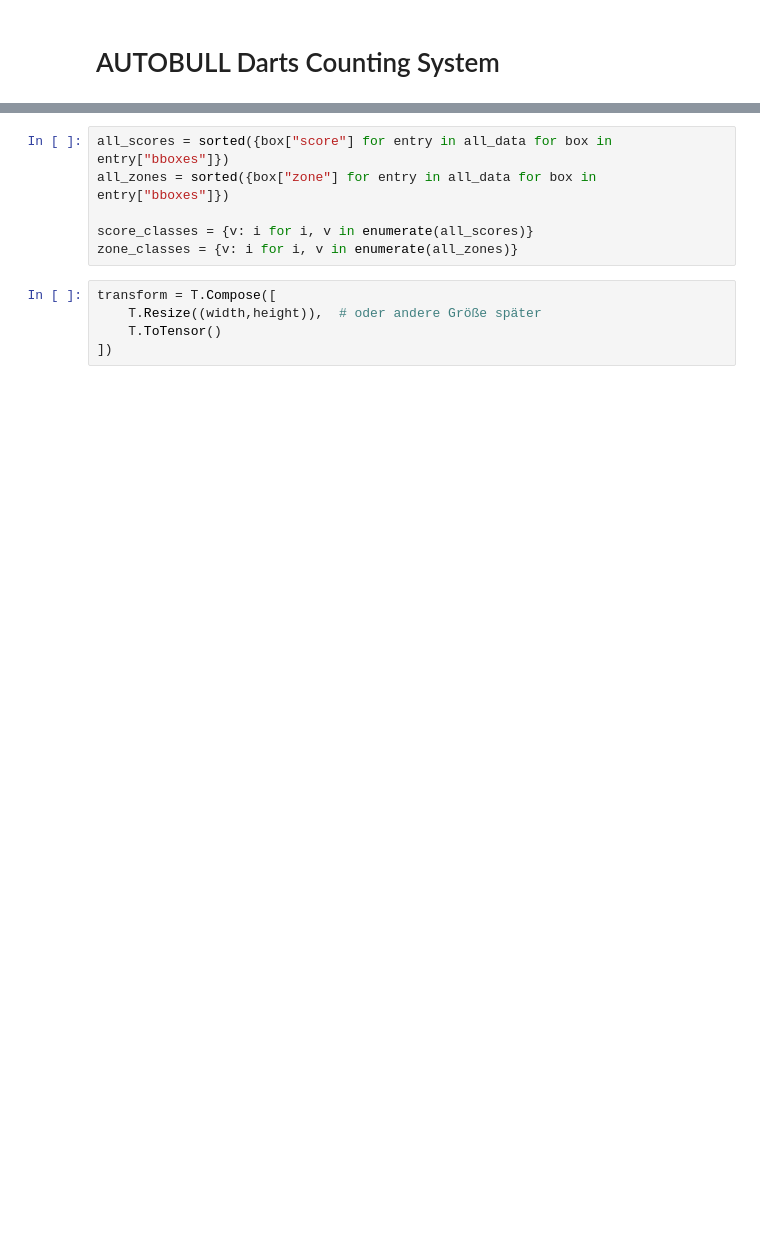
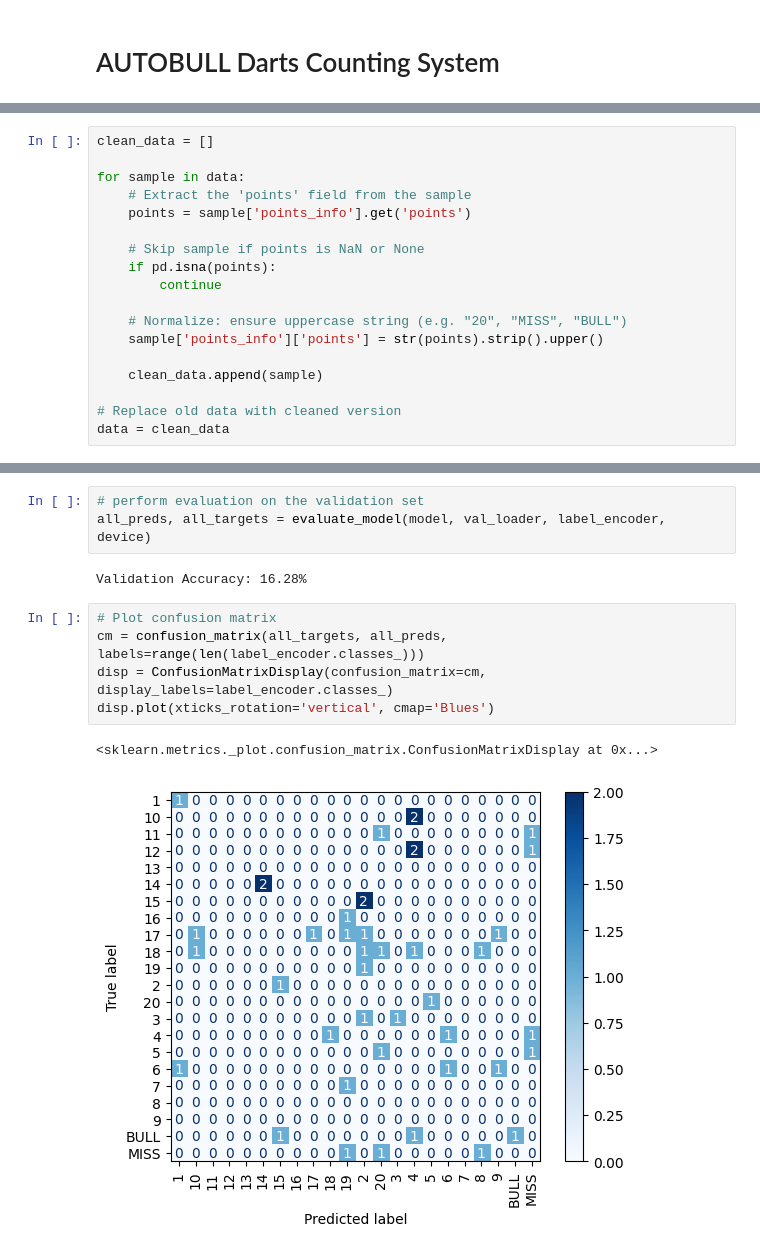
Before and after one commit to vxerenxa/AutoBull, a Jupyter notebook: Code/AutoBullMain.ipynb, the cells around one changed output, grey strips where cells are left out. Cells and saved outputs as stored; diff of their text form; blank space fills up the shorter version.

```diff
--- a/Code/AutoBullMain.ipynb
+++ b/Code/AutoBullMain.ipynb
@@ -86,0 +262,18 @@ image_paths = filtered_image_paths
+# %%
+clean_data = []
+
+for sample in data:
+    # Extract the 'points' field from the sample
+    points = sample['points_info'].get('points')
+
+    # Skip sample if points is NaN or None
+    if pd.isna(points):
+        continue
+
+    # Normalize: ensure uppercase string (e.g. "20", "MISS", "BULL")
+    sample['points_info']['points'] = str(points).strip().upper()
+
+    clean_data.append(sample)
+
+# Replace old data with cleaned version
+data = clean_data
@@ -218,11 +419,13 @@ class DartDataset(Dataset):
 # %%
-all_scores = sorted({box["score"] for entry in all_data for box in entry["bboxes"]})
-all_zones = sorted({box["zone"] for entry in all_data for box in entry["bboxes"]})
-
-score_classes = {v: i for i, v in enumerate(all_scores)}
-zone_classes = {v: i for i, v in enumerate(all_zones)}
+# perform evaluation on the validation set
+all_preds, all_targets = evaluate_model(model, val_loader, label_encoder, device)
+# %% [output]
+Validation Accuracy: 16.28%
 # %%
-transform = T.Compose([
-    T.Resize((width,height)),  # oder andere Größe später
-    T.ToTensor()
-])
+# Plot confusion matrix
+cm = confusion_matrix(all_targets, all_preds, labels=range(len(label_encoder.classes_)))
+disp = ConfusionMatrixDisplay(confusion_matrix=cm, display_labels=label_encoder.classes_)
+disp.plot(xticks_rotation='vertical', cmap='Blues')
+# %% [output]
+<sklearn.metrics._plot.confusion_matrix.ConfusionMatrixDisplay at 0x...>
+[figure, added]
```
Also changed, not shown: parts of 38 cells of this notebook.
